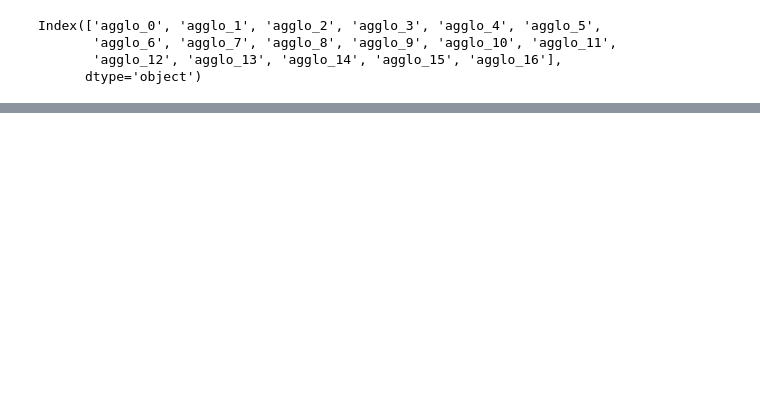
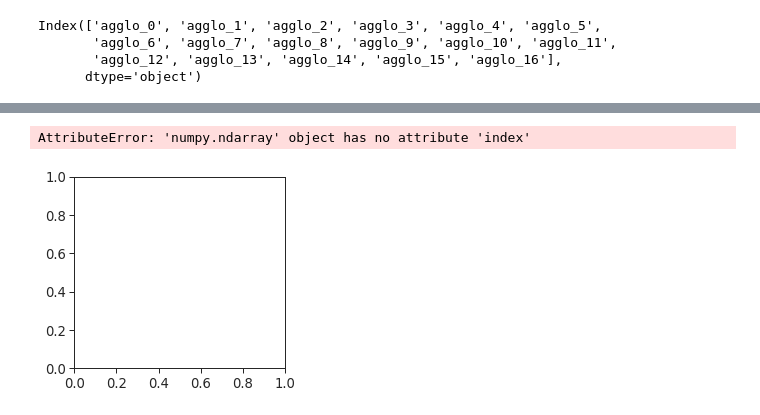
Before and after one commit to marx-alex/Morphelia, a Jupyter notebook: docs/scanpy_processing.ipynb, the cells around one changed output, grey strips where cells are left out. Drawn from its saved outputs; the diff is of its cells as text; code cells hidden in the pictures; blank space fills up the shorter version.

```diff
--- a/docs/scanpy_processing.ipynb
+++ b/docs/scanpy_processing.ipynb
@@ -474,0 +471,8 @@ findfont: Font family ['Bitstream Vera Sans'] not found. Falling back to DejaVu
+# %%
+start_cell = '0-0'
+pr_res = sce.tl.palantir_results(
+    adata,
+    early_cell=start_cell,
+    ms_data='X_palantir_multiscale',
+    num_waypoints=500,
+)
@@ -474,0 +499,5 @@ findfont: Font family ['Bitstream Vera Sans'] not found. Falling back to DejaVu
+# %%
+gene_trends = palantir.plot.plot_palantir_results(pr_res, adata.obsm['X_tsne'])
+# %% [output]
+AttributeError: 'numpy.ndarray' object has no attribute 'index'
+[figure, added]
```
Also changed, not shown: parts of 22 cells of this notebook, 14 other files.
